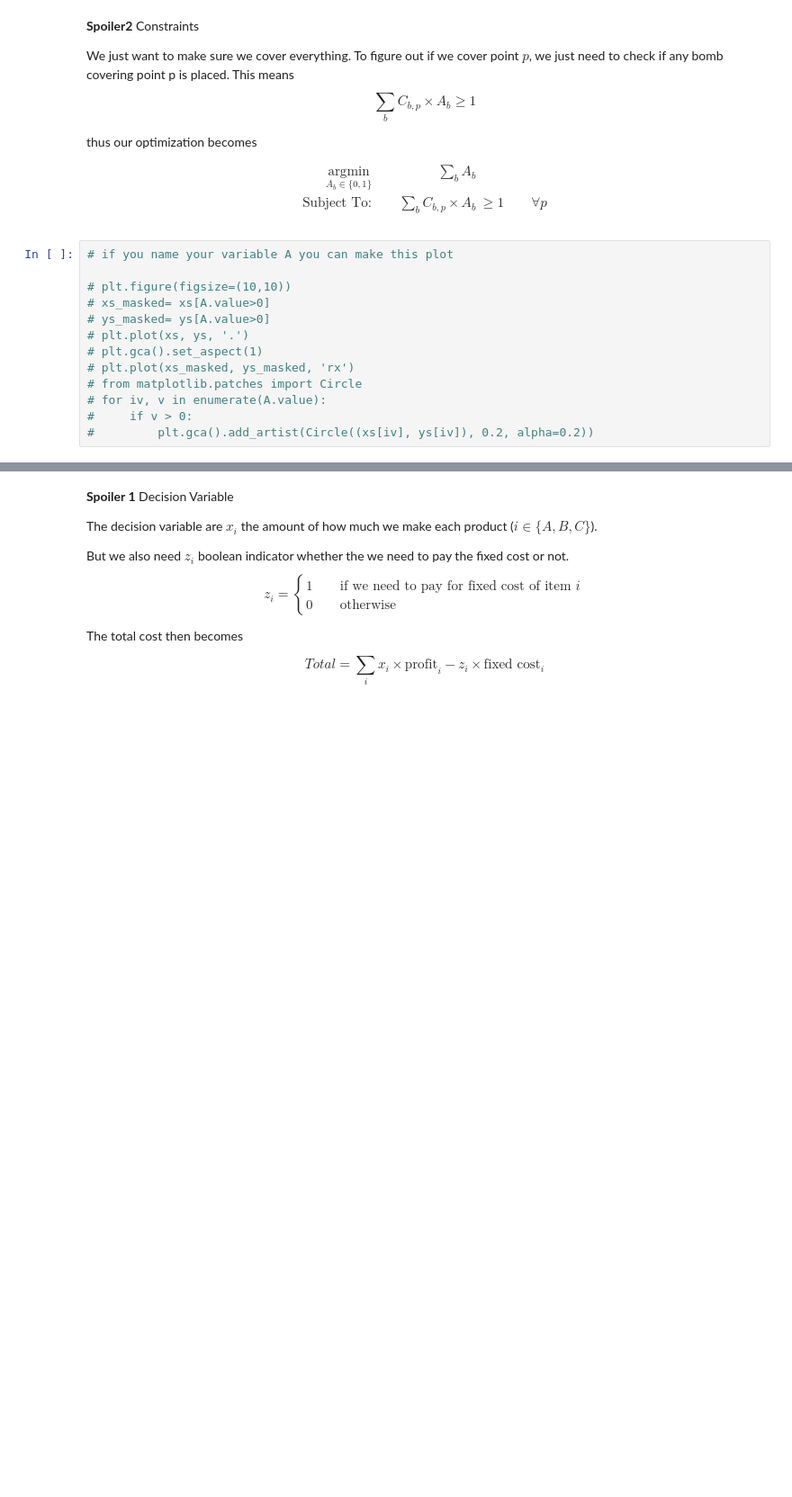
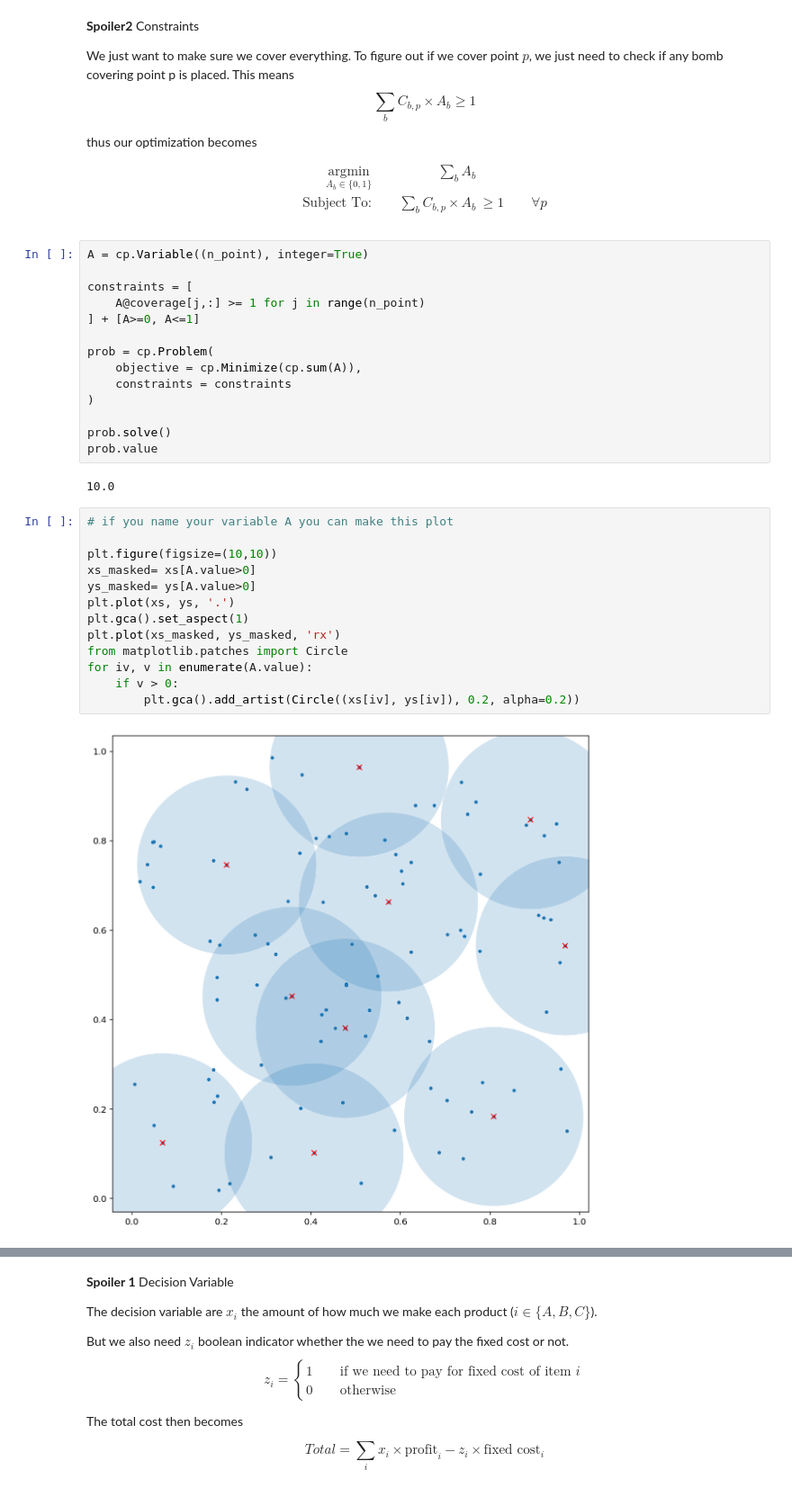
Before and after one commit to MUIC-Numerical-Methods-2018/Exercise-Extra-1-Linear-Optimization, a Jupyter notebook: 1. Linear Optimization.ipynb, the cells around one changed output, grey strips where cells are left out. Shown at 90% size. Drawn from its saved outputs; the diff is of its cells as text; blank space fills up the shorter version.

```diff
--- a/1. Linear Optimization.ipynb
+++ b/1. Linear Optimization.ipynb
@@ -1056,19 +1096,37 @@ $$
 \end{alignat*}
 $$
 </div>
+# %%
+A = cp.Variable((n_point), integer=True)
+
+constraints = [
+    A@coverage[j,:] >= 1 for j in range(n_point)
+] + [A>=0, A<=1]
+
+prob = cp.Problem(
+    objective = cp.Minimize(cp.sum(A)),
+    constraints = constraints
+)
+
+prob.solve()
+prob.value
+# %% [output]
+10.0
 # %%
 # if you name your variable A you can make this plot
 
-# plt.figure(figsize=(10,10))
-# xs_masked= xs[A.value>0]
-# ys_masked= ys[A.value>0]
-# plt.plot(xs, ys, '.')
-# plt.gca().set_aspect(1)
-# plt.plot(xs_masked, ys_masked, 'rx')
-# from matplotlib.patches import Circle
-# for iv, v in enumerate(A.value):
-#     if v > 0:
-#         plt.gca().add_artist(Circle((xs[iv], ys[iv]), 0.2, alpha=0.2))
+plt.figure(figsize=(10,10))
+xs_masked= xs[A.value>0]
+ys_masked= ys[A.value>0]
+plt.plot(xs, ys, '.')
+plt.gca().set_aspect(1)
+plt.plot(xs_masked, ys_masked, 'rx')
+from matplotlib.patches import Circle
+for iv, v in enumerate(A.value):
+    if v > 0:
+        plt.gca().add_artist(Circle((xs[iv], ys[iv]), 0.2, alpha=0.2))
+# %% [output]
+[figure, added]
 # %% [markdown]
 ## Fixed cost: Big M
 
```
Also changed, not shown: parts of 8 cells of this notebook.
